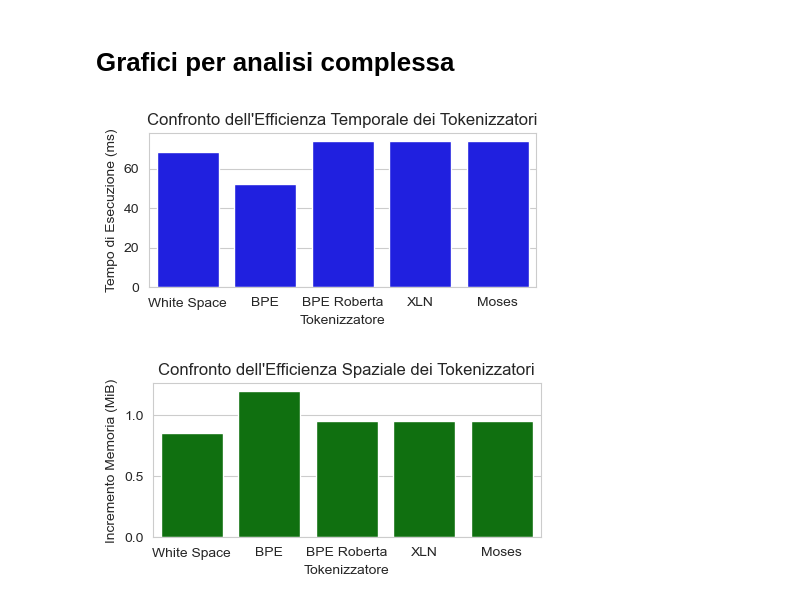
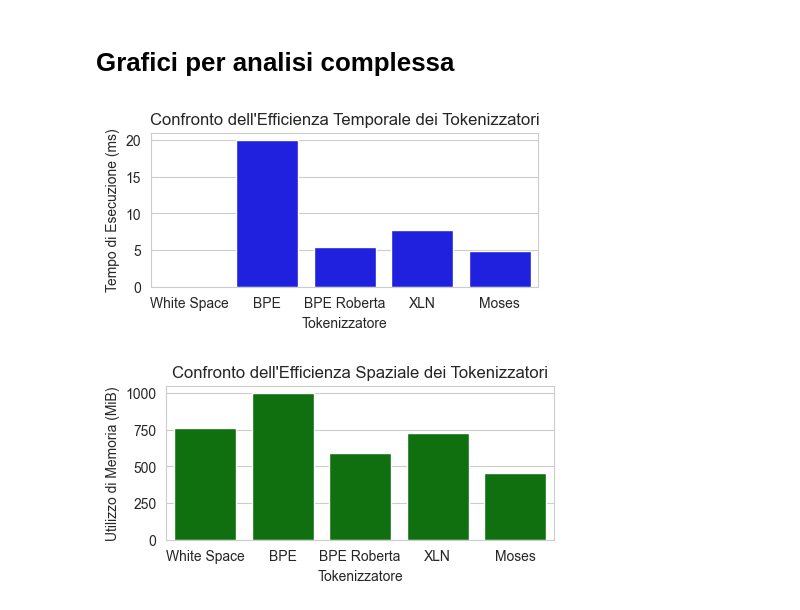
Before and after one commit to cornualghost/Tokenization, a Jupyter notebook: news_classificator.ipynb, the cells around one changed output. Drawn from its saved outputs; the diff is of its cells as text; code cells hidden in the pictures.

```diff
--- a/news_classificator.ipynb
+++ b/news_classificator.ipynb
@@ -775,25 +753,25 @@ KeyboardInterrupt:
 # %%
 tokenizer = pd.DataFrame({
     "Tokenizzatore": ["White Space", "BPE", "BPE Roberta", "XLN", "Moses"],
-    "Tempo di Esecuzione (ms)": [68.6, 52.3, 74.1, 74.1, 74.1],
-    "Incremento Memoria (MiB)": [0.85, 1.20, 0.95, 0.95, 0.95]
+    "Tempo di Esecuzione (ms)": [0.00931, 20, 5.45, 7.79, 4.83],
+    "Utilizzo di Memoria (MiB)": [759.33, 1000.00, 592.55, 728.08, 457.47]
 })
 # %%
 sns.set_style("whitegrid")
 
 # Grafico per l'analisi temporale
 plt.figure(figsize=(5, 2))
 tempo_plot = sns.barplot(x="Tokenizzatore", y="Tempo di Esecuzione (ms)", data=tokenizer, color="blue")
 tempo_plot.set_title('Confronto dell\'Efficienza Temporale dei Tokenizzatori')
 #plt.savefig('analisi_temporale.png')
 plt.show()
 
 # Grafico per l'analisi spaziale
 plt.figure(figsize=(5, 2))
-memoria_plot = sns.barplot(x="Tokenizzatore", y="Incremento Memoria (MiB)", data=tokenizer, color="green")
+memoria_plot = sns.barplot(x="Tokenizzatore", y="Utilizzo di Memoria (MiB)", data=tokenizer, color="green")
 memoria_plot.set_title('Confronto dell\'Efficienza Spaziale dei Tokenizzatori')
 #plt.savefig('analisi_spaziale.png')
 plt.show()
 # %% [output]
-[figure, old version]
+[figure, new version]
-[figure, old version]
+[figure, new version]
```
Also changed, not shown: parts of 28 cells of this notebook.
